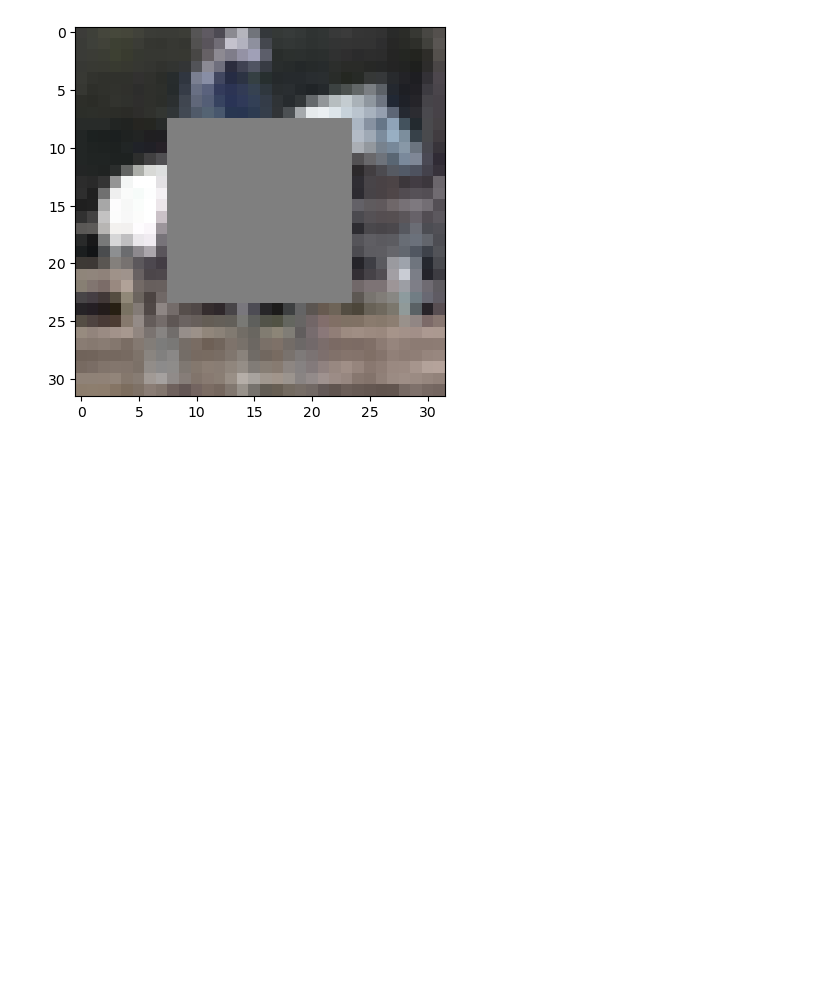
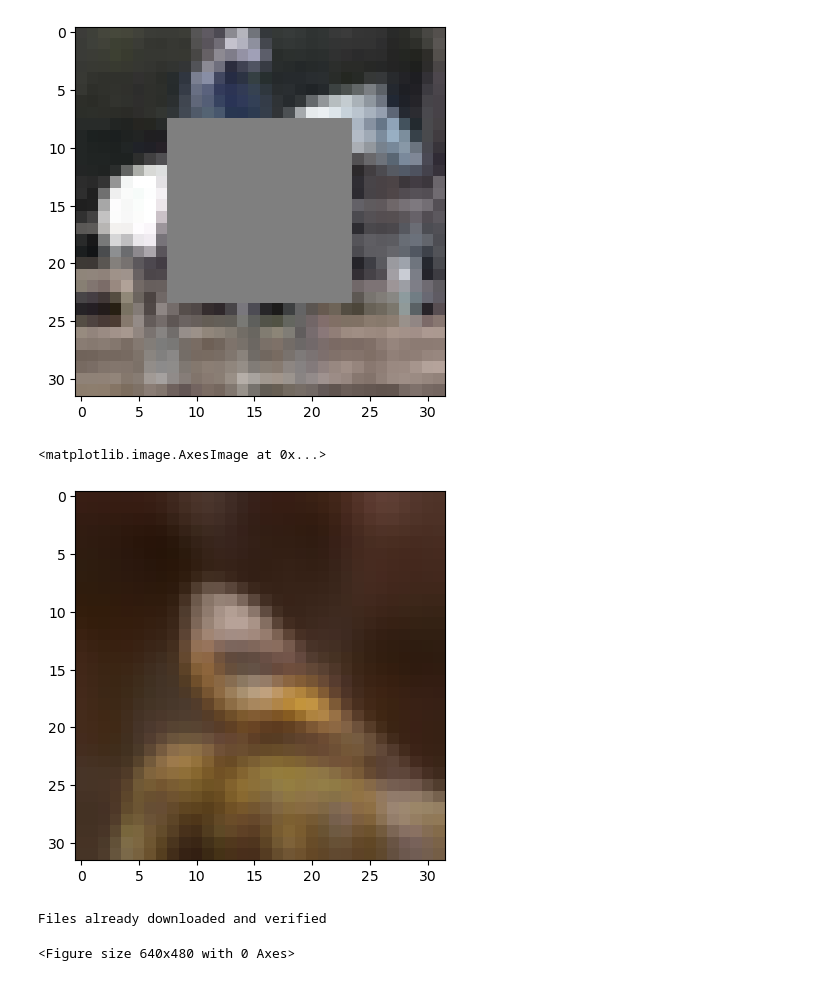
Before and after one commit to SKholkin/ODE_SDE_models_paired_learning, a Jupyter notebook: sandbox.ipynb, the cells around one changed output. Saved outputs shown, nothing was run; the diff lists cells and outputs as text; code cells hidden in the pictures; blank space fills up the shorter version.

Commit message:
Celeba, blurring, wandb

```diff
--- a/sandbox.ipynb
+++ b/sandbox.ipynb
@@ -12,6 +12,11 @@ def unpaint_center(images, mask_size=0.5):
     mask = torch.ones_like(images)
     mask[:, int(mask_size / 2 * img_size):img_size - int(mask_size / 2 * img_size), int(mask_size / 2 * img_size):img_size - int(mask_size / 2 * img_size)] = 0
     return torch.mul(images, mask)
+
+def gaussian_blurring(images):
+    import cv2
+    Gaussian = cv2.GaussianBlur(images, (7, 7), 0)
+
 
 batch_size = 64
 
@@ -54,3 +59,30 @@ plt.imshow((unpaint_center(sample_images)[3].permute([1, 2, 0]) * 0.5 + 0.5))
 # %% [output]
 <matplotlib.image.AxesImage at 0x...>
 [figure]
+# %%
+
+def gaussian_blurring(images):
+    blurring_fn = torchvision.transforms.GaussianBlur(5, sigma=(0.1, 1.0))
+    return blurring_fn(images)
+
+gaussian_blurring(sample_images)
+plt.imshow(gaussian_blurring(sample_images)[0].permute([1, 2, 0]) * 0.5 + 0.5)
+# %% [output]
+<matplotlib.image.AxesImage at 0x...>
+[figure, added]
+# %%
+celeba_transform = torchvision.transforms.Compose([
+                torchvision.transforms.ToTensor(),
+                torchvision.transforms.Resize((128, 128)),
+                torchvision.transforms.Normalize([0.5],[0.5])
+            ])
+celeba_train = torchvision.datasets.CelebA('data', 'train', transform=celeba_transform, download=True)
+# %% [output]
+Files already downloaded and verified
+# %%
+fig = plt.figure()
+ax = fig1.add_subplot(1,1,1)
+ax.imshow(torch.tensor(celeba_train[0][0]).permute([1, 2, 0]) * 0.5 + 0.5)
+plt.show()
+# %% [output]
+<Figure size 640x480 with 0 Axes>
```
Also changed, not shown: parts of 1 cell of this notebook, 3 other files.
